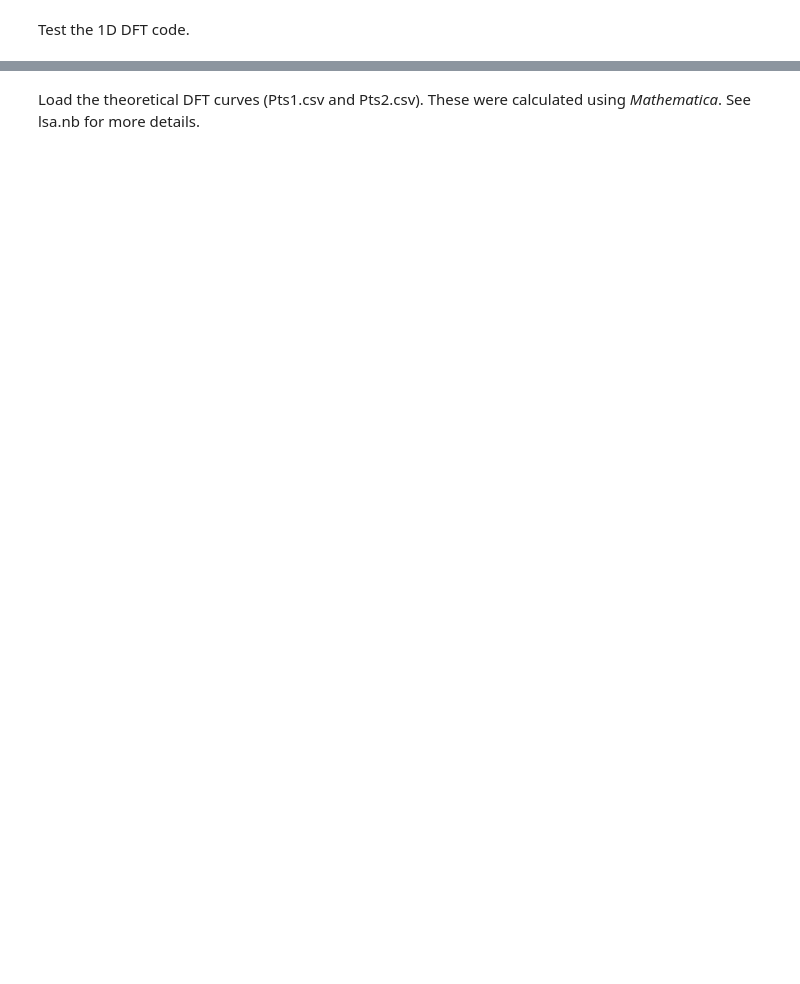
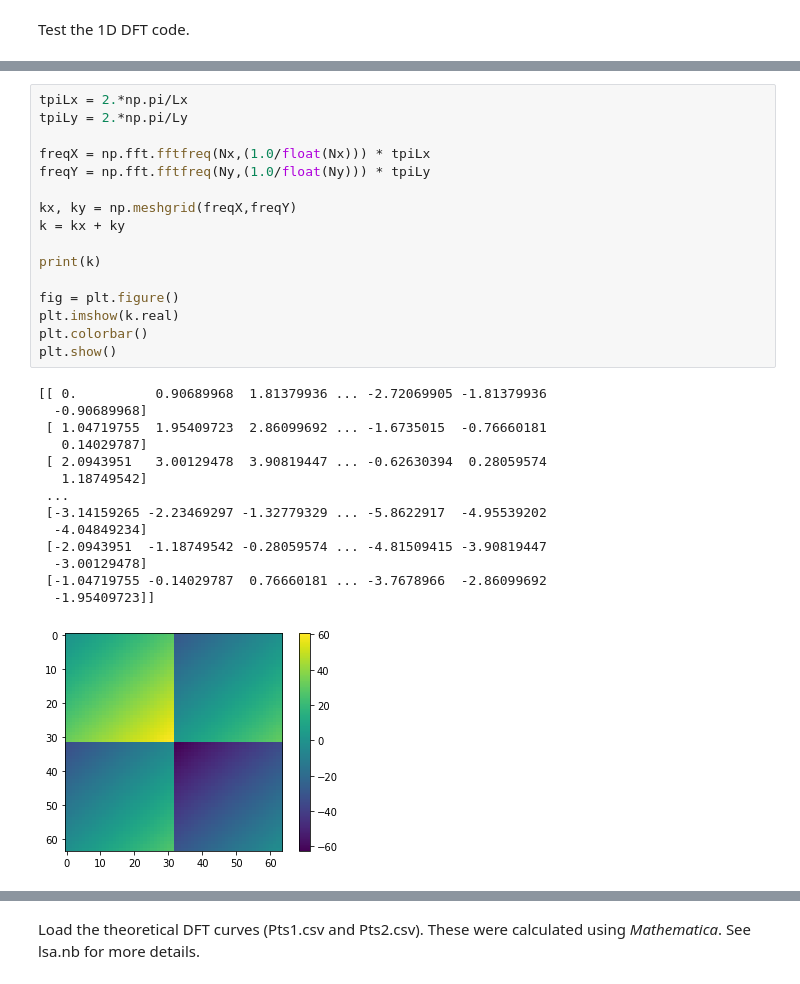
Before and after one commit to ray-chew/modified_ch, a Jupyter notebook: 2D_Lie_SSP_RK2.ipynb, the cells around one changed output, grey strips where cells are left out. Drawn from its saved outputs; the diff is of its cells as text; blank space fills up the shorter version.

```diff
--- a/2D_Lie_SSP_RK2.ipynb
+++ b/2D_Lie_SSP_RK2.ipynb
@@ -212,0 +469,31 @@ time taken: 14.985s
+# %%
+tpiLx = 2.*np.pi/Lx
+tpiLy = 2.*np.pi/Ly
+
+freqX = np.fft.fftfreq(Nx,(1.0/float(Nx))) * tpiLx
+freqY = np.fft.fftfreq(Ny,(1.0/float(Ny))) * tpiLy
+
+kx, ky = np.meshgrid(freqX,freqY)
+k = kx + ky
+
+print(k)
+
+fig = plt.figure()
+plt.imshow(k.real)
+plt.colorbar()
+plt.show()
+# %% [output]
+[[ 0.          0.90689968  1.81379936 ... -2.72069905 -1.81379936
+  -0.90689968]
+ [ 1.04719755  1.95409723  2.86099692 ... -1.6735015  -0.76660181
+   0.14029787]
+ [ 2.0943951   3.00129478  3.90819447 ... -0.62630394  0.28059574
+   1.18749542]
+ ...
+ [-3.14159265 -2.23469297 -1.32779329 ... -5.8622917  -4.95539202
+  -4.04849234]
+ [-2.0943951  -1.18749542 -0.28059574 ... -4.81509415 -3.90819447
+  -3.00129478]
+ [-1.04719755 -0.14029787  0.76660181 ... -3.7678966  -2.86099692
+  -1.95409723]]
+[figure, added]
```
Also changed, not shown: parts of 39 cells of this notebook, 3 other files.
